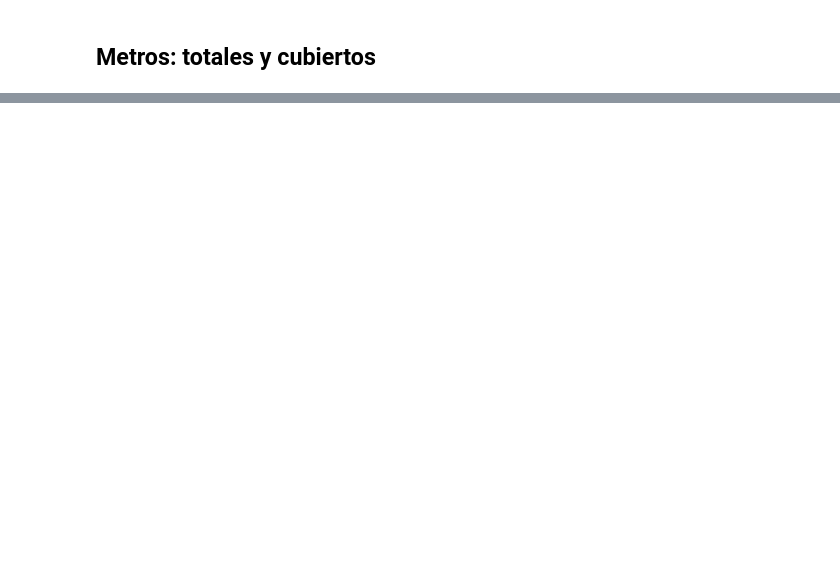
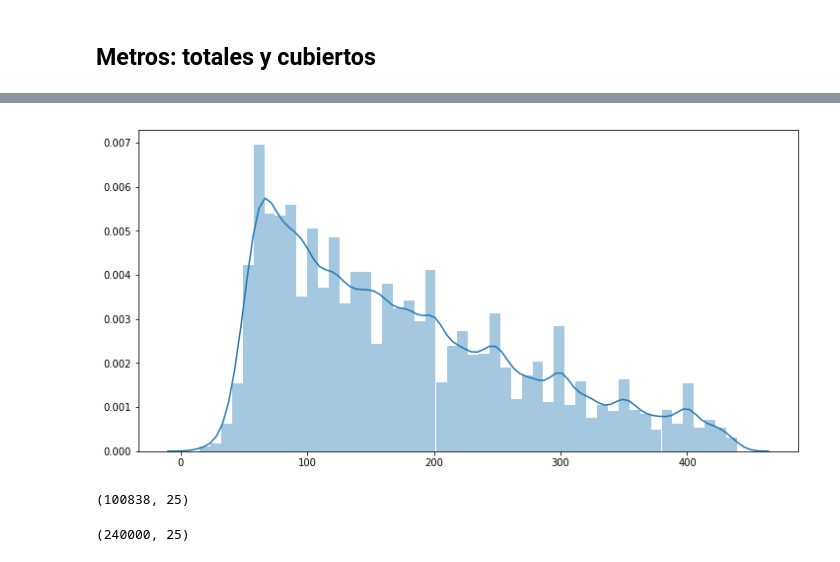
Before and after one commit to rozanecm/7506_2c2019_tp1, a Jupyter notebook: notebooks/basic general analysis by rozanecm.ipynb, the cells around one changed output, grey strips where cells are left out. Cells and saved outputs as stored; diff of their text form; code cells hidden in the pictures; blank space fills up the shorter version.

```diff
--- a/notebooks/basic general analysis by rozanecm.ipynb
+++ b/notebooks/basic general analysis by rozanecm.ipynb
@@ -337,0 +357,4 @@ df['metrostotales'].hist()
+# %%
+density_plot('metroscubiertos')
+# %% [output]
+[figure, added]
@@ -337,0 +363,8 @@ df['metrostotales'].hist()
+# %%
+df.loc[df['ratio_metros_totales_cubiertos'] <= 1].shape
+# %% [output]
+(100838, 25)
+# %%
+df.shape
+# %% [output]
+(240000, 25)
```
Also changed, not shown: parts of 26 cells of this notebook.
